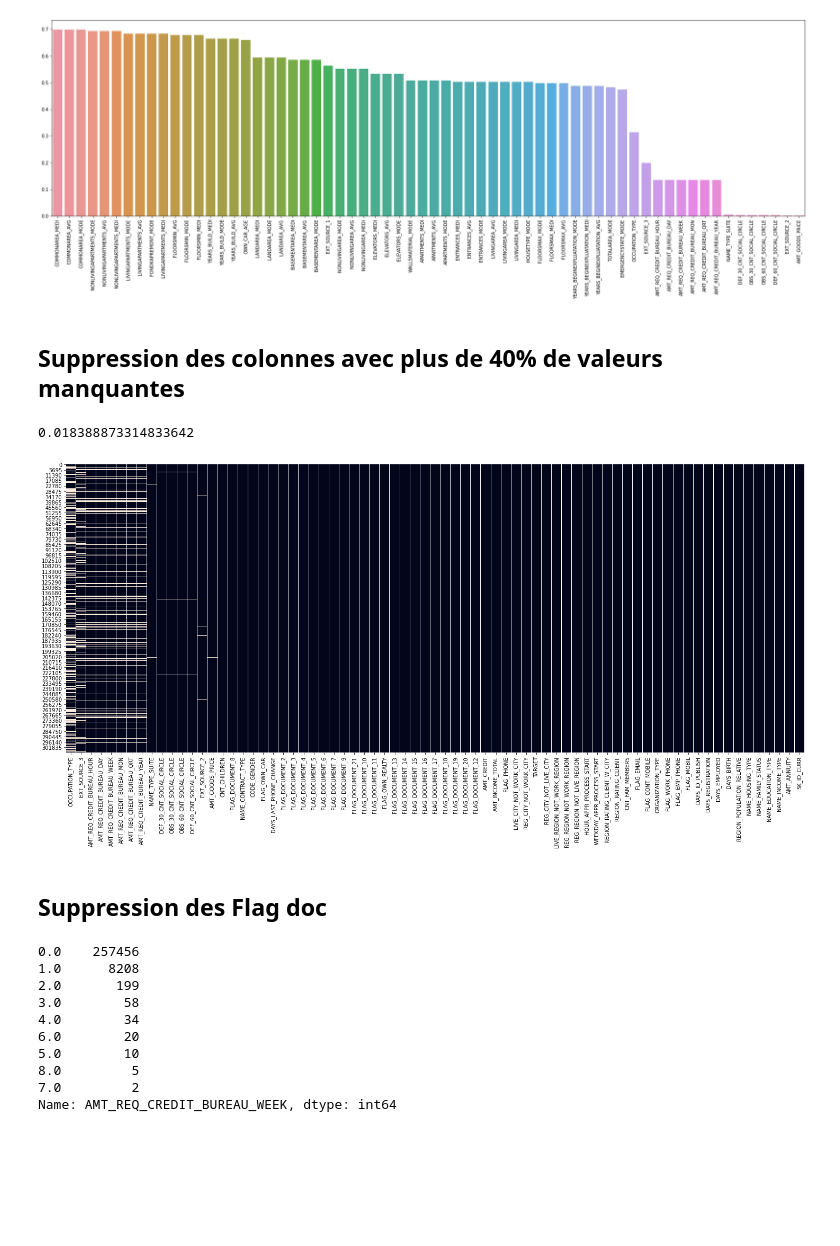
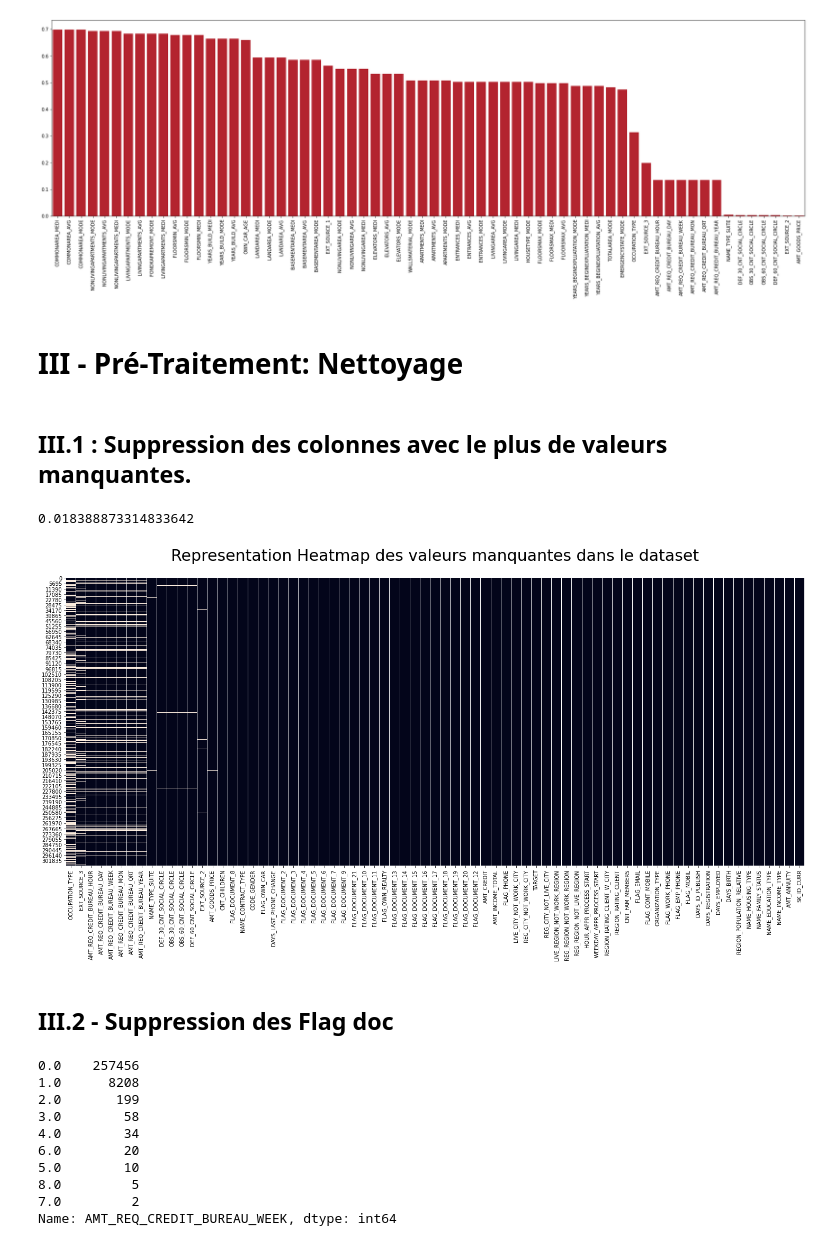
Before and after one commit to kardaoui/Projet-7_v2, a Jupyter notebook: NOTEBOOK/cleaning_0.ipynb, the cells around one changed output. Saved outputs shown, nothing was run; the diff lists cells and outputs as text; code cells hidden in the pictures; blank space fills up the shorter version.

```diff
--- a/NOTEBOOK/cleaning_0.ipynb
+++ b/NOTEBOOK/cleaning_0.ipynb
@@ -18,5 +33,5 @@ pd.set_option('max_colwidth', 250)
 # %%
-data = pd.read_csv("data/application_train.csv")
+data = pd.read_csv("../Data/application_train.csv")
 # %%
 #target = data.pop("TARGET")
 X_data = data.copy()
@@ -37,10 +209,12 @@ miss_data_rate = round(X_data.isna().sum() / X_data.shape[0],3).sort_values(asce
 # %%
 plt.figure(figsize=(30,8))
-sns.barplot(x=miss_data_rate[miss_data_rate > 0].index, y=miss_data_rate[miss_data_rate > 0].values)
+sns.barplot(x=miss_data_rate[miss_data_rate > 0].index, y=miss_data_rate[miss_data_rate > 0].values, color="#cb0c1b")
 plt.xticks(rotation=90)
 plt.show()
 # %% [output]
-[figure, old version]
+[figure, new version]
+# %% [markdown]
+# III - Pré-Traitement: Nettoyage
 # %% [markdown]
-## Suppression des colonnes avec plus de 40% de valeurs manquantes
+## III.1 : Suppression des colonnes avec le plus de valeurs manquantes.
 # %%
@@ -55,11 +230,12 @@ X_data.isna().sum().sum() / X_data.size
 # %%
 plt.figure(figsize=(25,10))
 sns.heatmap(X_data.isna(), cbar=False)
+plt.title("Representation Heatmap des valeurs manquantes dans le dataset", fontsize=30, y=1.05)
 plt.show()
 # %% [output]
-[figure, old version]
+[figure, new version]
 # %% [markdown]
-## Suppression des Flag doc
+## III.2 - Suppression des Flag doc
 # %%
 flag_docs_col = [f"FLAG_DOCUMENT_{i}" for i in range(2,22)]
 # %%
```
Also changed, not shown: parts of 29 cells of this notebook, 1 other file.
